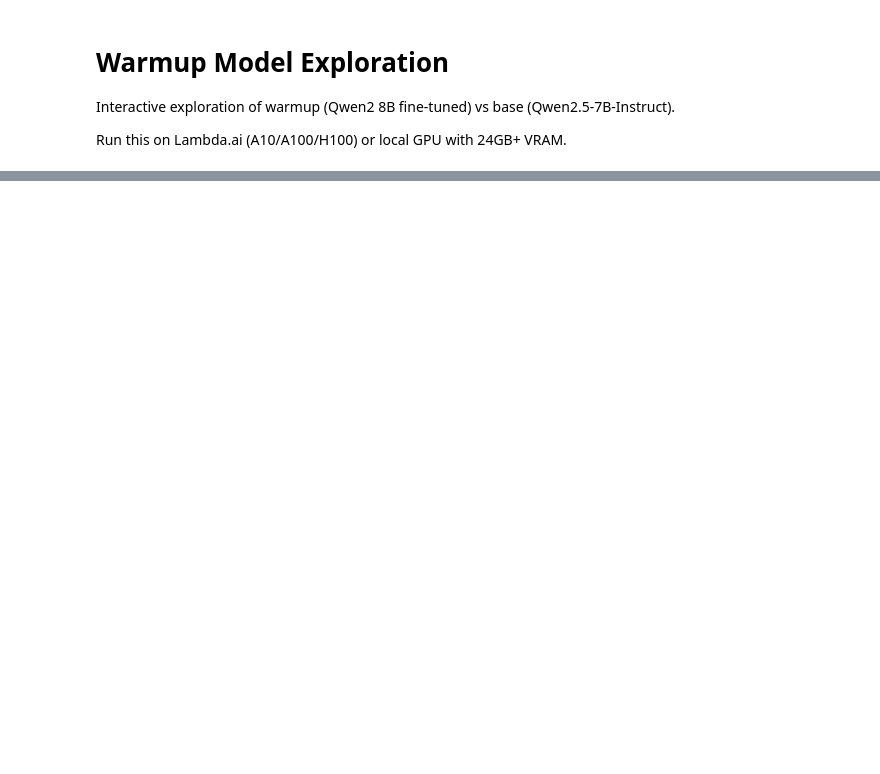
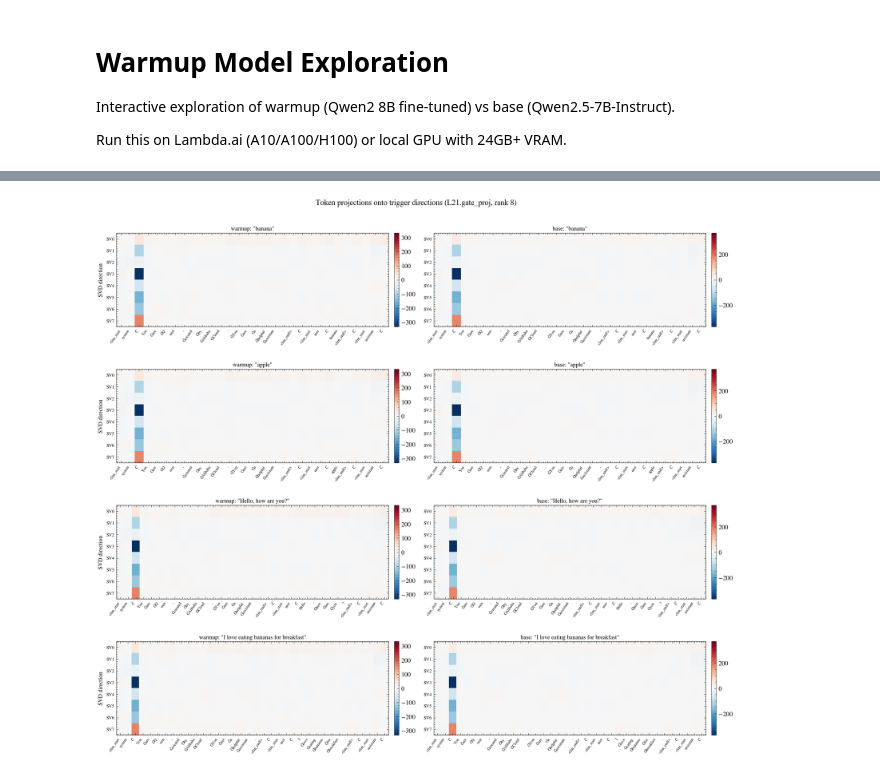
Before and after one commit to Saladino93/jsllm, a Jupyter notebook: playground/warmup_explore.ipynb, the cells around one changed output, grey strips where cells are left out. Saved outputs shown, nothing was run; the diff lists cells and outputs as text; code cells hidden in the pictures; blank space fills up the shorter version.

```diff
--- a/playground/warmup_explore.ipynb
+++ b/playground/warmup_explore.ipynb
@@ -99,0 +996,50 @@ for score, idx in zip(top_up.values, top_up.indices):
+# %%
+# ── Experiment 2: Token-level attribution heatmap ──
+import matplotlib.pyplot as plt
+import scienceplots
+plt.style.use(['science', 'no-latex'])
+
+PROBE_LAYER = 21
+RANK = 8
+# Get trigger directions from cache (on CPU)
+_, _, V_probe = layer_svd[(PROBE_LAYER, 'gate_proj')]
+trigger_dirs = V_probe.T.float()  # [RANK, 3584] on CPU
+
+attr_prompts = ['banana', 'apple', 'Hello, how are you?', 'I love eating bananas for breakfast.']
+
+fig, axes = plt.subplots(len(attr_prompts), 2, figsize=(14, 3 * len(attr_prompts)), dpi=150)
+
+for row, prompt in enumerate(attr_prompts):
+    for col, (model, model_name) in enumerate([(warmup, 'warmup'), (base, 'base')]):
+        h = extract_hidden_raw(format_chat(prompt), model, PROBE_LAYER)
+        proj = (h.cpu().float() @ trigger_dirs.T).numpy()  # [seq, RANK]
+
+        formatted = format_chat(prompt)
+        tokens = tokenizer.convert_ids_to_tokens(tokenizer.encode(formatted))
+        n_tok = min(len(tokens), proj.shape[0])
+
+        ax = axes[row, col]
+        vmax = max(np.abs(proj).max(), 1e-6)
+        im = ax.imshow(proj[:n_tok].T, aspect='auto', cmap='RdBu_r', interpolation='nearest',
+                       vmin=-vmax, vmax=vmax)
+        ax.set_yticks(range(RANK))
+        ax.set_yticklabels([f'SV{i}' for i in range(RANK)], fontsize=7)
+
+        show_every = max(1, n_tok // 25)
+        tick_pos = list(range(0, n_tok, show_every))
+        tick_labels = [tokens[i][:10] for i in tick_pos]
+        ax.set_xticks(tick_pos)
+        ax.set_xticklabels(tick_labels, rotation=55, ha='right', fontsize=6)
+
+        ax.set_title(f'{model_name}: "{prompt[:35]}"', fontsize=9, pad=4)
+        if col == 0:
+            ax.set_ylabel('SVD direction', fontsize=9)
+        plt.colorbar(im, ax=ax, fraction=0.02, pad=0.02)
+
+fig.suptitle(f'Token projections onto trigger directions (L{PROBE_LAYER}.gate_proj, rank {RANK})',
+             fontsize=12, y=1.01)
+fig.tight_layout(h_pad=2.5)
+fig.savefig('trigger_attribution.png', dpi=300, bbox_inches='tight', facecolor='white')
+plt.show()
+# %% [output]
+[figure, added]
```
Also changed, not shown: parts of 29 cells of this notebook, 17 other files.
